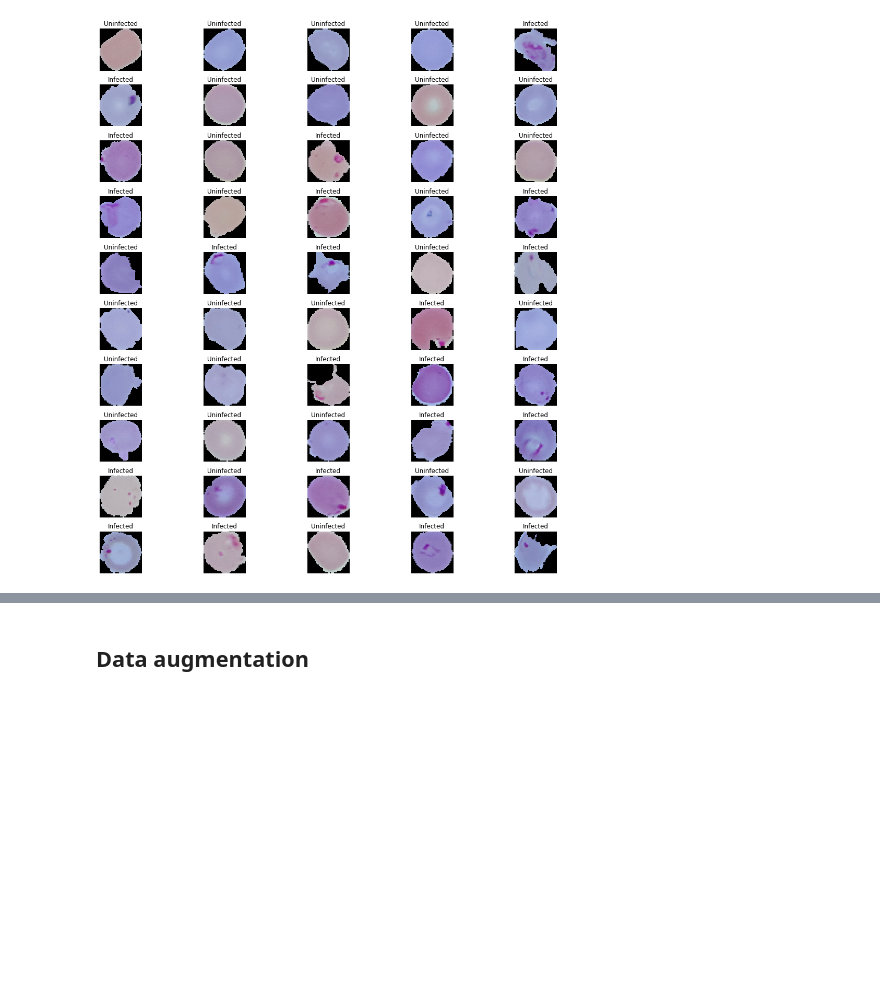
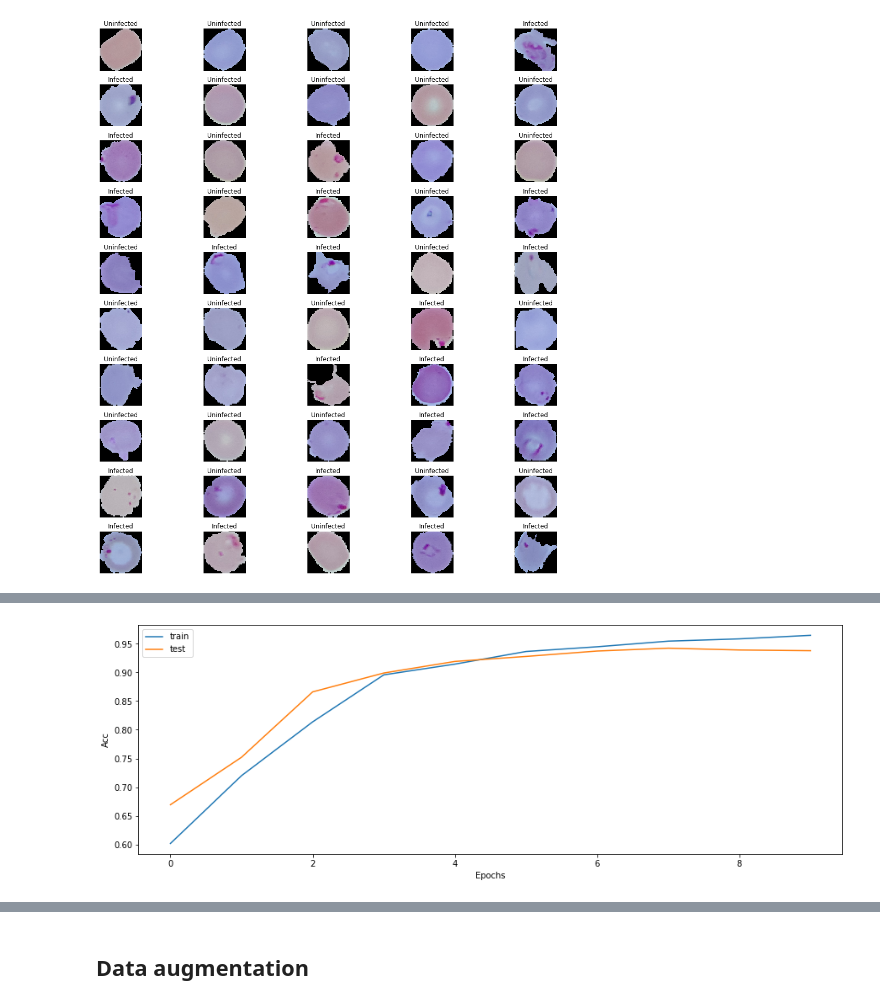
Before and after one commit to marcinsola/malaria-detection, a Jupyter notebook: malaria.ipynb, the cells around one changed output, grey strips where cells are left out. Cells and saved outputs as stored; diff of their text form; code cells hidden in the pictures; blank space fills up the shorter version.

```diff
--- a/malaria.ipynb
+++ b/malaria.ipynb
@@ -129,0 +152,26 @@ plt.tight_layout()
+# %%
+input_shape = images[0].shape
+# %%
+model = Sequential([
+    Conv2D(filters=15, kernel_size=(3, 3), activation='relu', input_shape=input_shape),
+    MaxPool2D(),
+
+    Conv2D(filters=15, kernel_size=(3, 3), activation='relu'),
+    MaxPool2D(),
+
+    Conv2D(filters=15, kernel_size=(3, 3), activation='relu'),
+    MaxPool2D(),
+
+    Conv2D(filters=15, kernel_size=(3, 3), activation='relu'),
+    MaxPool2D(),
+
+    Flatten(),
+
+    Dense(512, activation='relu'),
+    Dense(256, activation='relu'),
+    Dense(128, activation='relu'),
+    Dense(64, activation='relu'),
+    Dense(2, activation='softmax')
+])
+model.compile(optimizer='adam', loss='binary_crossentropy', metrics=['accuracy'])
+model.summary()
@@ -129,0 +196,2 @@ plt.tight_layout()
+# %%
+history = model.fit(X_train, y_train, batch_size=1024, epochs=10, validation_data=(X_test, y_test))
@@ -129,0 +220,13 @@ plt.tight_layout()
+# %%
+def plot_loss(history, key='acc'):
+    plt.figure(figsize=(15, 5))
+    plt.xlabel('Epochs')
+    plt.ylabel(key.title())
+    plt.plot(history.history[key])
+    plt.plot(history.history['val_' + key])
+    plt.legend(['train', 'test'], loc='best')
+    plt.show()
+# %%
+plot_loss(history)
+# %% [output]
+[figure, added]
```
Also changed, not shown: parts of 16 cells of this notebook.
